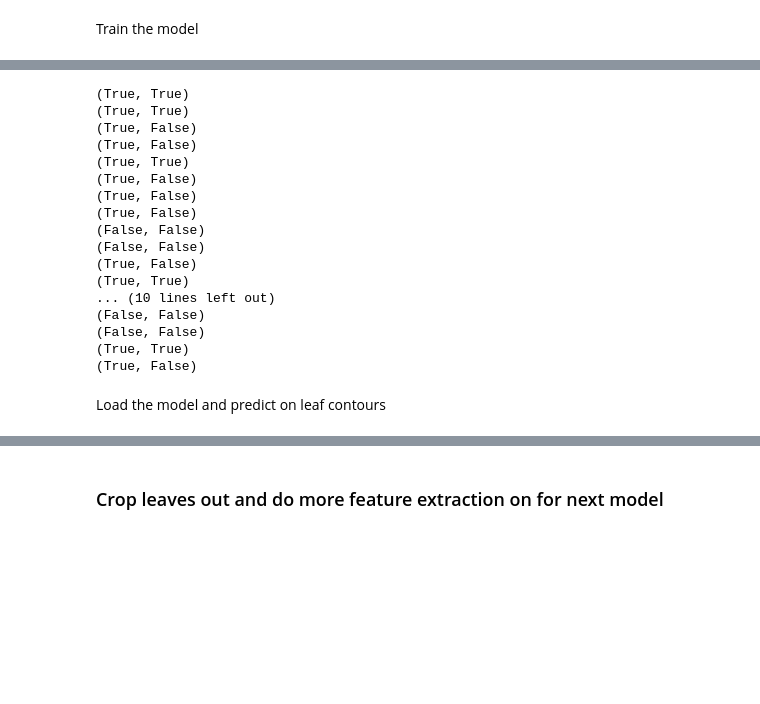
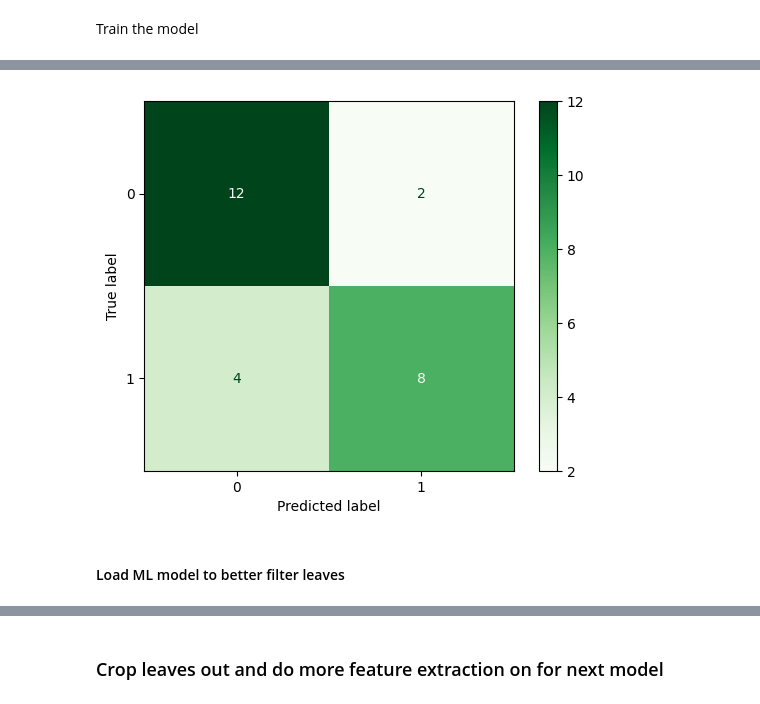
Before and after one commit to vivaansinghvi07/smoky-mountain-data-comp, a Jupyter notebook: step2.ipynb, the cells around one changed output, grey strips where cells are left out. Cells and saved outputs as stored; diff of their text form; code cells hidden in the pictures; blank space fills up the shorter version.

Commit message:
added confusion matrix & better model

```diff
--- a/step2.ipynb
+++ b/step2.ipynb
@@ -318,25 +318,12 @@ Accuracy: 69.230769%
-# %%
-print(*zip(y_test, y_pred), sep="\n")
-# %% [output]
-(True, True)
-(True, True)
-(True, False)
-(True, False)
-(True, True)
-(True, False)
-(True, False)
-(True, False)
-(False, False)
-(False, False)
-(True, False)
-(True, True)
-... (10 lines left out)
-(False, False)
-(False, False)
-(True, True)
-(True, False)
-# %% [markdown]
-Load the model and predict on leaf contours
+# %%
+cm = confusion_matrix(y_test, y_pred)
+disp = ConfusionMatrixDisplay(cm)
+disp.plot(cmap="Greens")
+plt.show()
+# %% [output]
+[figure, added]
+# %% [markdown]
+#### Load ML model to better filter leaves
 # %%
 def load_models() -> tuple[RandomForestClassifier, StandardScaler]:
     with open("leaf_identification/model.pkl", 'rb') as f:
```
Also changed, not shown: parts of 11 cells of this notebook, 2 other files.
